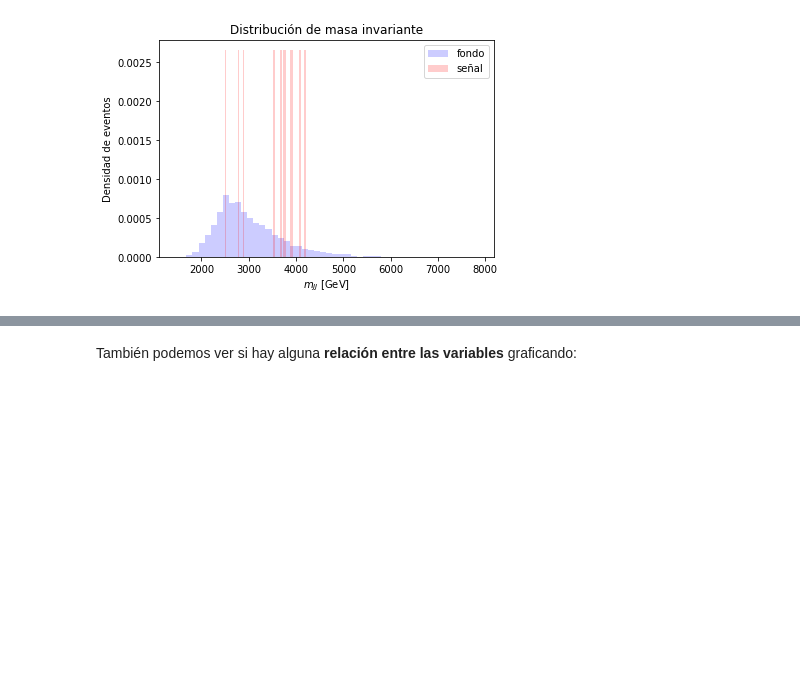
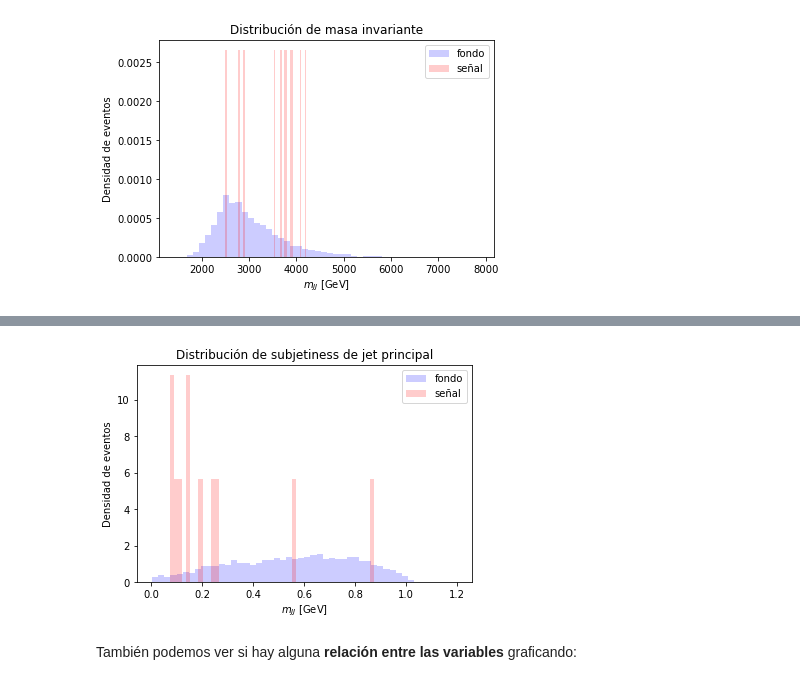
Before and after one commit to marianaiv/tesis_grado_UCV, a Jupyter notebook: Analisis/Analisis_datos_BB1.ipynb, the cells around one changed output, grey strips where cells are left out. Saved outputs shown, nothing was run; the diff lists cells and outputs as text; code cells hidden in the pictures; blank space fills up the shorter version.

```diff
--- a/Analisis/Analisis_datos_BB1.ipynb
+++ b/Analisis/Analisis_datos_BB1.ipynb
@@ -577,3 +612,10 @@ plot_dist(distancia['fondo'], distancia['senal'],
+# %%
+# Distribución de subjetiness
+plot_dist(leadsubjet['fondo'], leadsubjet['senal'],
+          r'$m_{JJ}$ [GeV]', 'Densidad de eventos',
+          'Distribución de subjetiness de jet principal')
+# %% [output]
+[figure, added]
 # %% [markdown]
 También podemos ver si hay alguna **relación entre las variables** graficando:
 # %%
```
Also changed, not shown: parts of 17 cells of this notebook, 1 other file.
